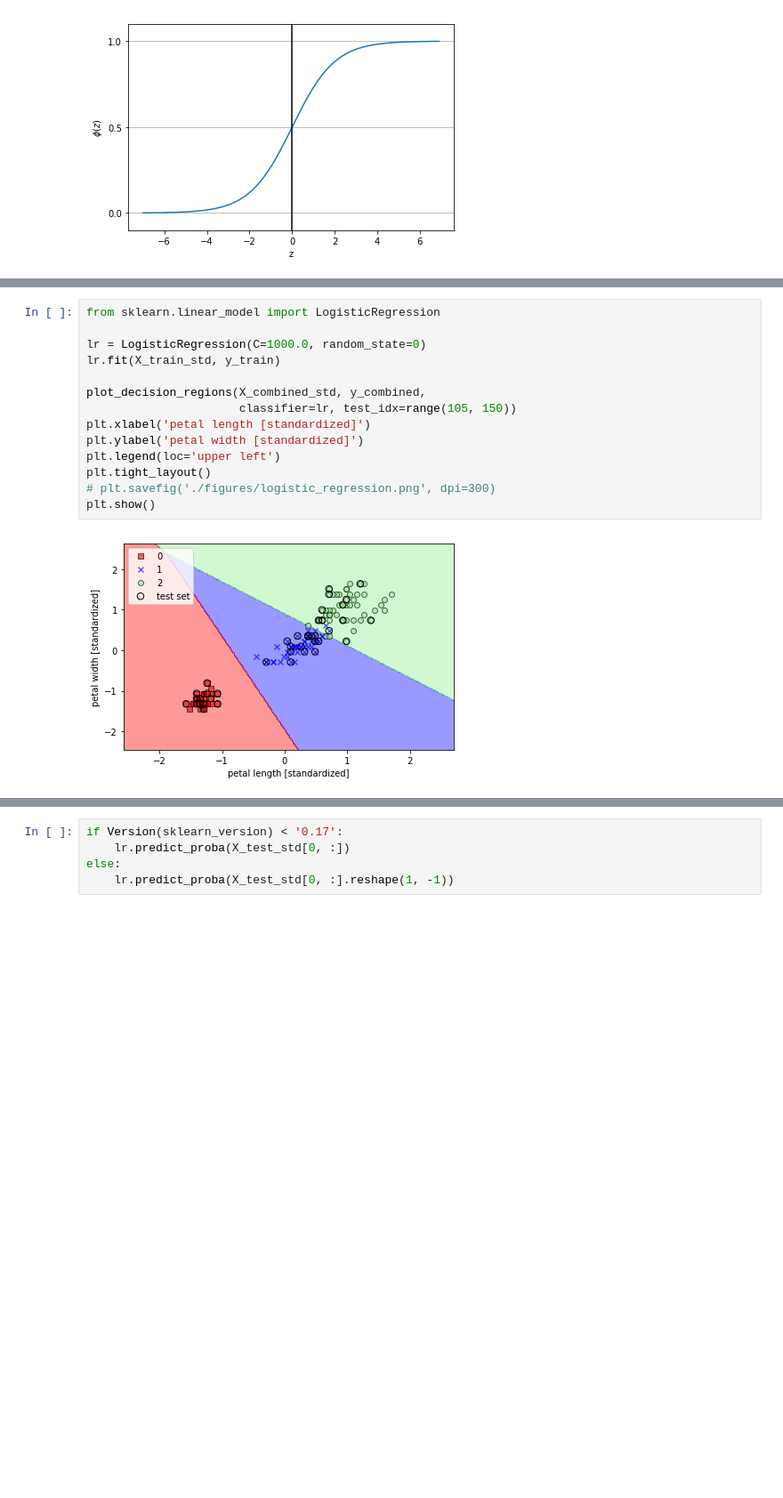
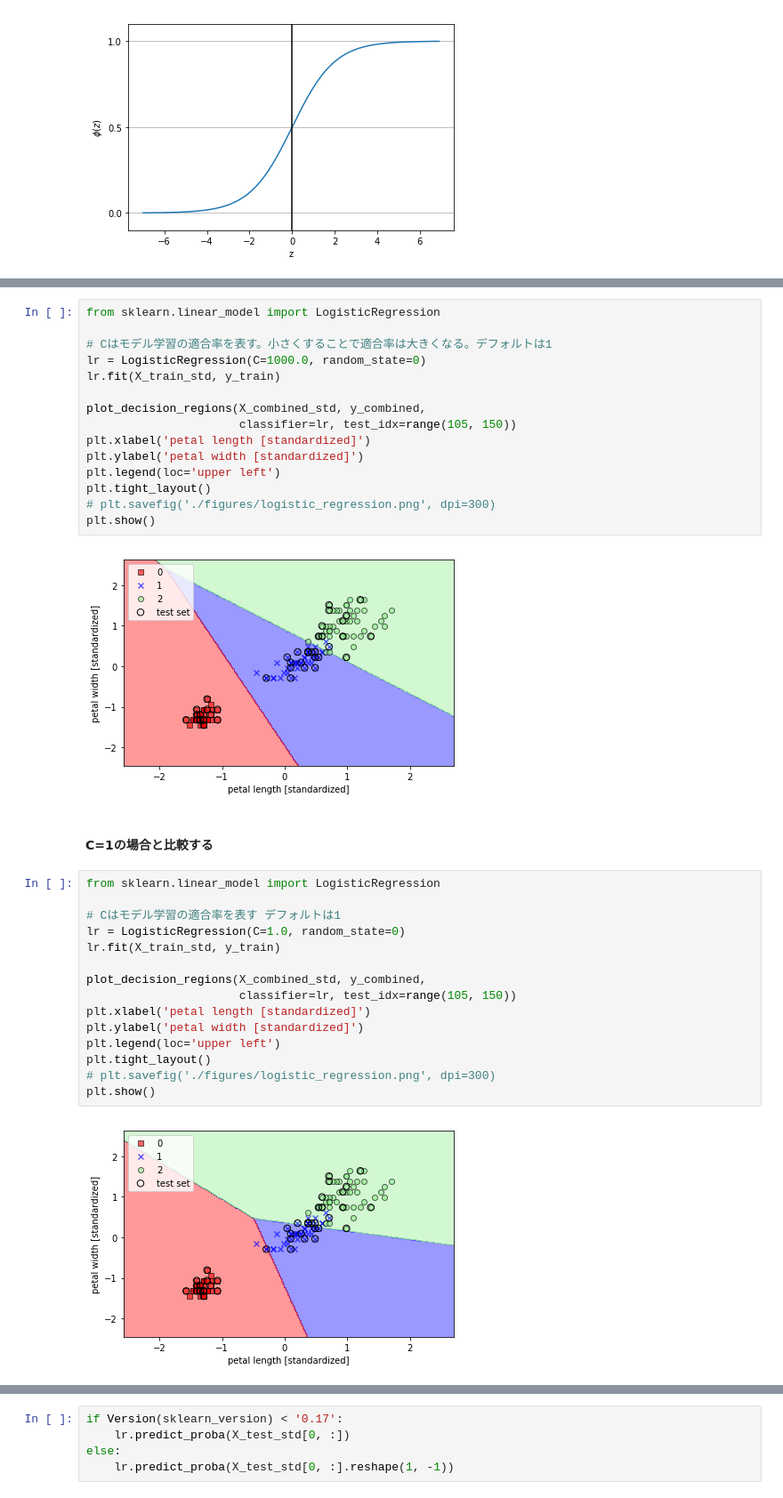
Before and after one commit to teruuuuuu/study_machine-learning, a Jupyter notebook: python_machine-learning/chap3/skitlearnSample.ipynb, the cells around one changed output, grey strips where cells are left out. Shown at 89% size. Saved outputs shown, nothing was run; the diff lists cells and outputs as text; blank space fills up the shorter version.

```diff
--- a/python_machine-learning/chap3/skitlearnSample.ipynb
+++ b/python_machine-learning/chap3/skitlearnSample.ipynb
@@ -191,6 +300,7 @@ plt.show()
 # %%
 from sklearn.linear_model import LogisticRegression
 
+# Cはモデル学習の適合率を表す。小さくすることで適合率は大きくなる。デフォルトは1
 lr = LogisticRegression(C=1000.0, random_state=0)
 lr.fit(X_train_std, y_train)
 
@@ -204,3 +314,22 @@ plt.tight_layout()
 plt.show()
 # %% [output]
 [figure]
+# %% [markdown]
+#### C=1の場合と比較する
+# %%
+from sklearn.linear_model import LogisticRegression
+
+# Cはモデル学習の適合率を表す デフォルトは1
+lr = LogisticRegression(C=1.0, random_state=0)
+lr.fit(X_train_std, y_train)
+
+plot_decision_regions(X_combined_std, y_combined,
+                      classifier=lr, test_idx=range(105, 150))
+plt.xlabel('petal length [standardized]')
+plt.ylabel('petal width [standardized]')
+plt.legend(loc='upper left')
+plt.tight_layout()
+# plt.savefig('./figures/logistic_regression.png', dpi=300)
+plt.show()
+# %% [output]
+[figure, added]
```
Also changed, not shown: parts of 55 cells of this notebook, 1 other file.
